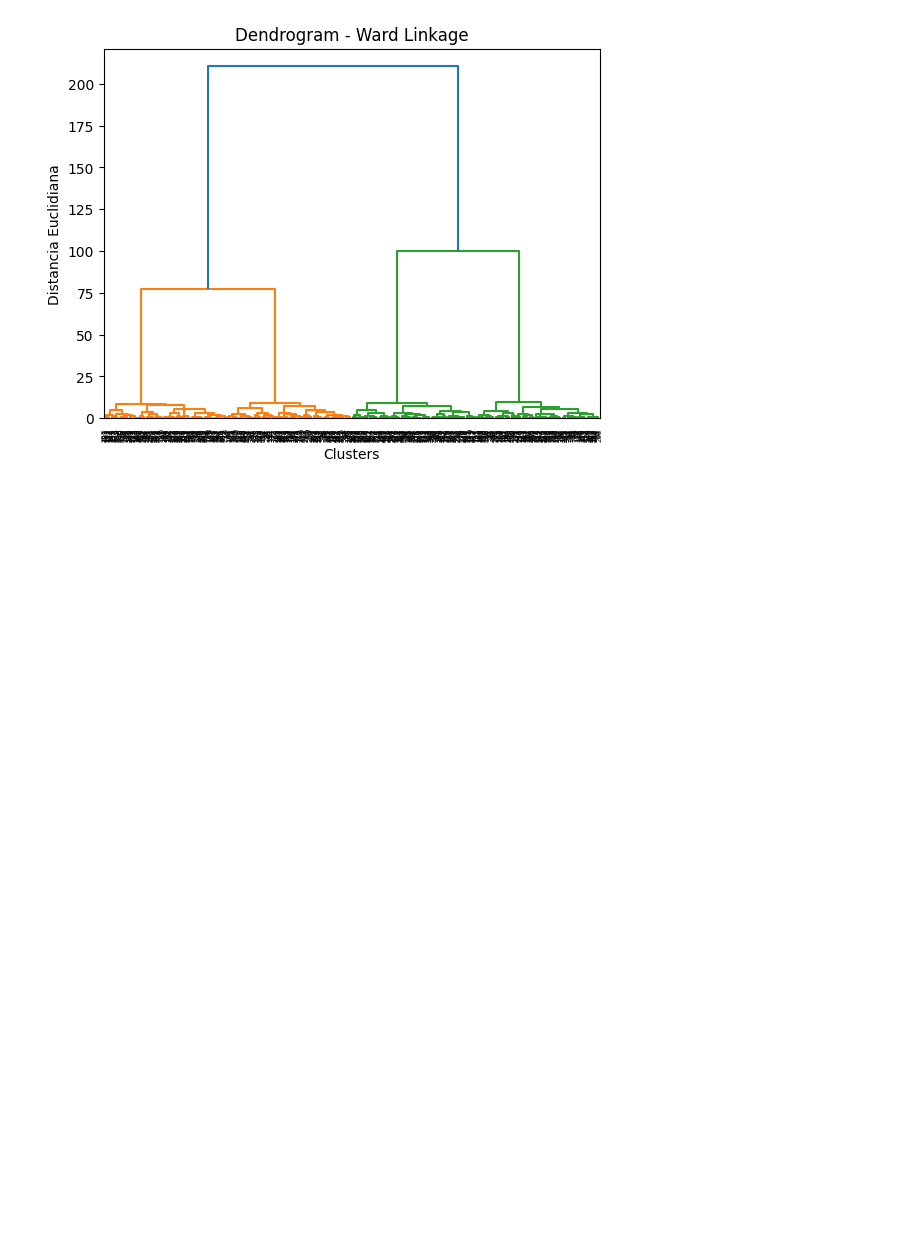
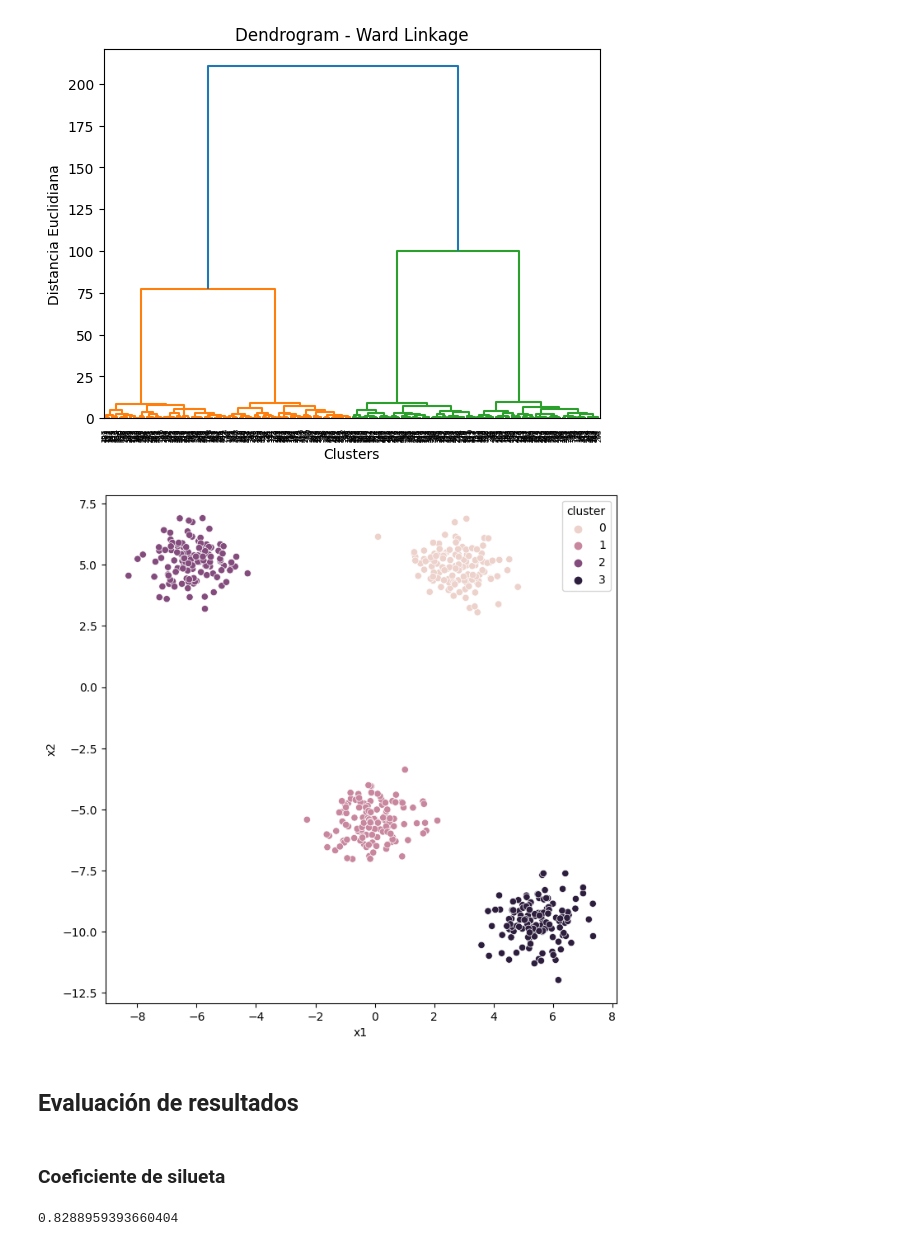
Before and after one commit to PabloJRW/clustering, a Jupyter notebook: hierachical_clustering.ipynb, the cells around one changed output. Saved outputs shown, nothing was run; the diff lists cells and outputs as text; code cells hidden in the pictures; blank space fills up the shorter version.

```diff
--- a/hierachical_clustering.ipynb
+++ b/hierachical_clustering.ipynb
@@ -46,3 +46,22 @@ plt.ylabel("Distancia Euclidiana")
 plt.show()
 # %% [output]
 [figure]
+# %%
+hc = AgglomerativeClustering(n_clusters=4, metric='euclidean', linkage='ward')
+preds = hc.fit_predict(X)
+# %%
+df['cluster'] = preds
+# %%
+fig = plt.figure(figsize=(8, 8))
+sns.scatterplot(data=df, x='x1', y='x2', hue='cluster')
+plt.show()
+# %% [output]
+[figure, added]
+# %% [markdown]
+## Evaluación de resultados
+# %% [markdown]
+### Coeficiente de silueta
+# %%
+silhouette_score(X, preds)
+# %% [output]
+0.8288959393660404
```
Also changed, not shown: parts of 1 cell of this notebook.
